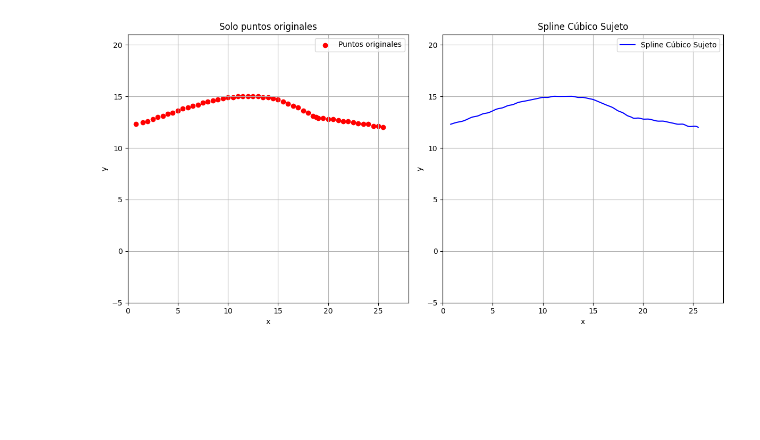
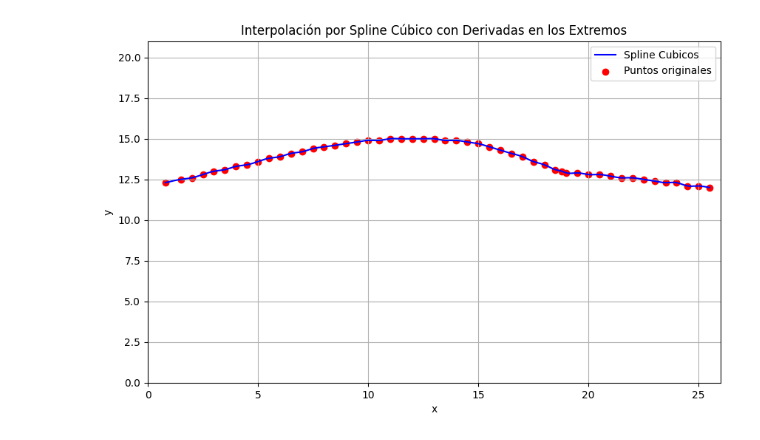
Before and after one commit to Santy30-Bull/Proyecto-Analisis, a Jupyter notebook: SplineCubico.ipynb, the cells around one changed output. Drawn from its saved outputs; the diff is of its cells as text; code cells hidden in the pictures; blank space fills up the shorter version.

```diff
--- a/SplineCubico.ipynb
+++ b/SplineCubico.ipynb
@@ -11,55 +11,39 @@ x = np.array([
     11, 11.5, 12, 12.5, 13, 13.5, 14, 14.5, 15, 15.5,
     16, 16.5, 17, 17.5, 18, 18.5, 18.8, 19, 19.5, 20,
     20.5, 21, 21.5, 22, 22.5, 23, 23.5, 24, 24.5, 25, 25.5
 ])
 
 y = np.array([
     12.3, 12.5, 12.6, 12.8, 13, 13.1, 13.3, 13.4, 13.6, 13.8,
     13.9, 14.1, 14.2, 14.4, 14.5, 14.6, 14.7, 14.8, 14.9, 14.9,
     15, 15, 15, 15, 15, 14.9, 14.9, 14.8, 14.7, 14.5,
     14.3, 14.1, 13.9, 13.6, 13.4, 13.1, 13, 12.9, 12.9, 12.8,
     12.8, 12.7, 12.6, 12.6, 12.5, 12.4, 12.3, 12.3, 12.1, 12.1,
     12
 ])
 
 # 🧭 Derivadas en los extremos
 derivada_inicio = 0.3255813953   # Aproximación de la pendiente en el inicio
-derivada_fin = -0.7  # Aproximación de la pendiente en el final
+derivada_fin = -0.2  # Aproximación de la pendiente en el final
 
 # Crear spline cúbico sujeto
 spline = CubicSpline(x, y, bc_type=((1, derivada_inicio), (1, derivada_fin)))
 
 # Evaluar spline para graficar
 x_vals = np.linspace(min(x), max(x), 500)
 y_vals = spline(x_vals)
 
-# Graficar comparación
-plt.figure(figsize=(12, 6))
-
-# Gráfica 1: Solo puntos originales
-plt.subplot(1, 2, 1)
+# Graficar
+plt.figure(figsize=(10, 6))
+plt.plot(x_vals, y_vals, label='Spline Cubicos', color='blue')
 plt.scatter(x, y, color='red', label='Puntos originales')
-plt.title('Solo puntos originales')
+plt.title('Interpolación por Spline Cúbico con Derivadas en los Extremos')
 plt.xlabel('x')
 plt.ylabel('y')
+plt.legend()
 plt.grid(True)
-plt.legend()
-plt.xlim(0, 28)
-plt.ylim(-5, 21)
-
-
-# Gráfica 2: Spline cúbico
-plt.subplot(1, 2, 2)
-plt.plot(x_vals, y_vals, label='Spline Cúbico Sujeto', color='blue')
-plt.title('Spline Cúbico Sujeto')
-plt.xlabel('x')
-plt.ylabel('y')
-plt.grid(True)
-plt.legend()
-plt.xlim(0, 28)
-plt.ylim(-5, 21)
-
-plt.tight_layout()
+plt.xlim(0, 26)
+plt.ylim(0, 21)
 plt.show()
 # %% [output]
-[figure, old version]
+[figure, new version]
```
Also changed, not shown: 1 other file.
